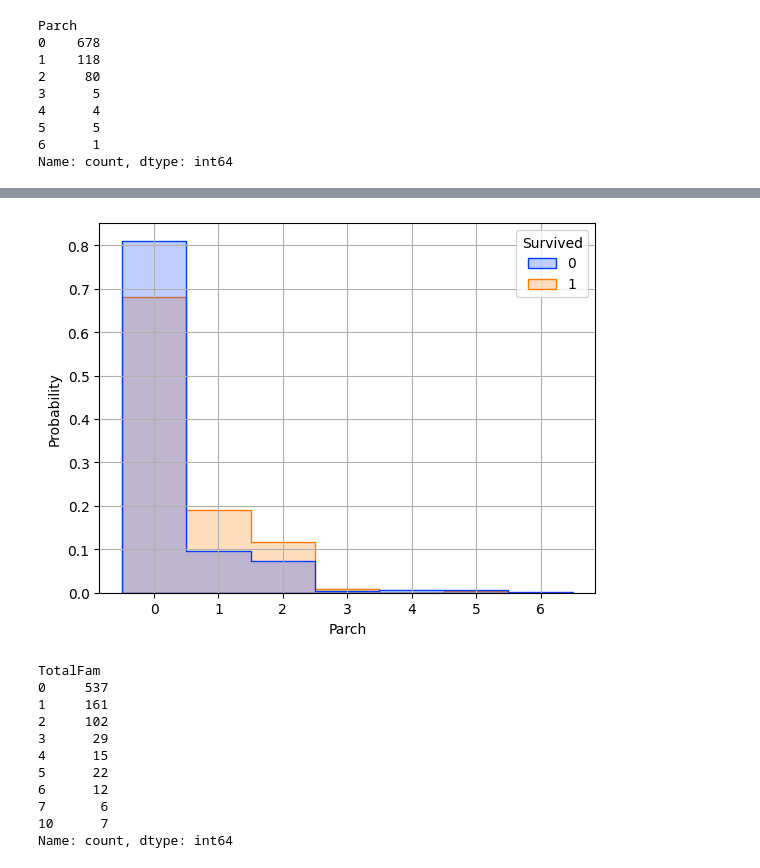
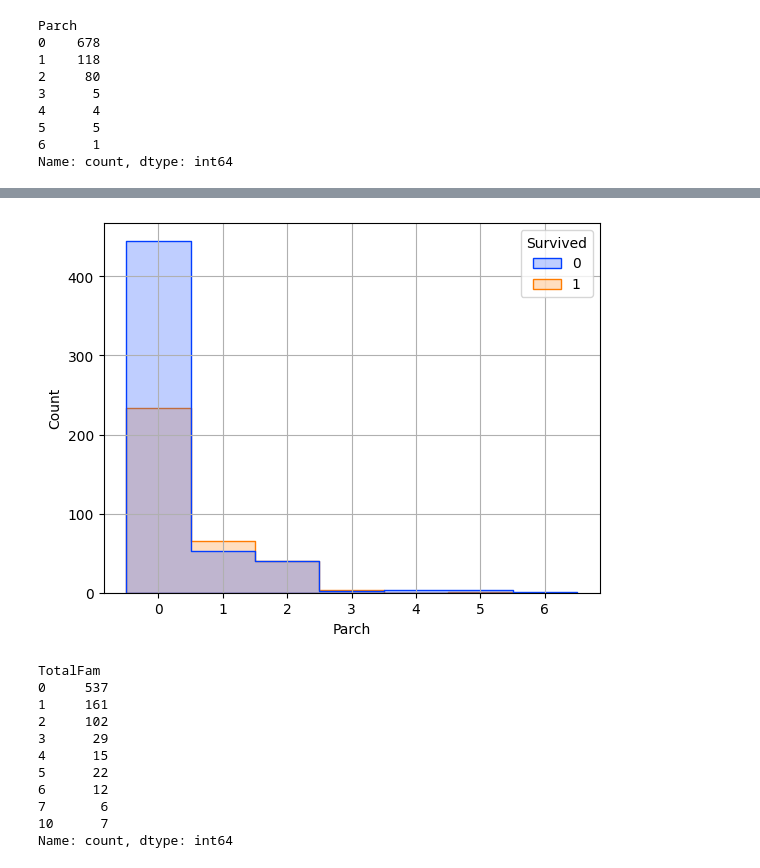
Before and after one commit to rfdspeng/ml_ai_portfolio, a Jupyter notebook: titanic/titanic.ipynb, the cells around one changed output, grey strips where cells are left out. Drawn from its saved outputs; the diff is of its cells as text; code cells hidden in the pictures.

```diff
--- a/titanic/titanic.ipynb
+++ b/titanic/titanic.ipynb
@@ -180,0 +306,15 @@ ax.grid()
+# %%
+df["AgeMissing"] = df["Age"].isna()
+
+print(df["AgeMissing"].mean())
+print("")
+print(df.groupby(["AgeMissing"]).Survived.mean())
+print("")
+print(df.groupby(["Pclass"]).AgeMissing.mean().sort_index())
+print("")
+print(df.groupby(["Sex"]).AgeMissing.mean().sort_index())
+print("")
+print(df.groupby(["TotalFam"]).AgeMissing.mean().sort_index())
+print("")
+print(df.groupby(["AgeMissing"]).Fare.agg(["min", lambda x: x.quantile(0.25), "median", lambda x: x.quantile(0.75), "max"]))
+print("")
@@ -215,11 +405,10 @@ Name: count, dtype: int64
 # %%
-ax = sns.histplot(df, x="Parch", hue="Survived", stat="probability", \
-                  discrete=True, common_norm=False, multiple="layer", \
-                  element="step", palette="bright", \
-                    kde=False, kde_kws={"bw_adjust": 0.5})
+ax = sns.histplot(df, x="Parch", hue="Survived", \
+                  discrete=True, multiple="layer", \
+                  element="step", palette="bright")
 ax.grid()
 # %% [output]
-[figure, old version]
+[figure, new version]
 # %%
 df["TotalFam"] = df["SibSp"] + df["Parch"]
 df["TotalFam"].value_counts().sort_index()
```
Also changed, not shown: parts of 63 cells of this notebook.
